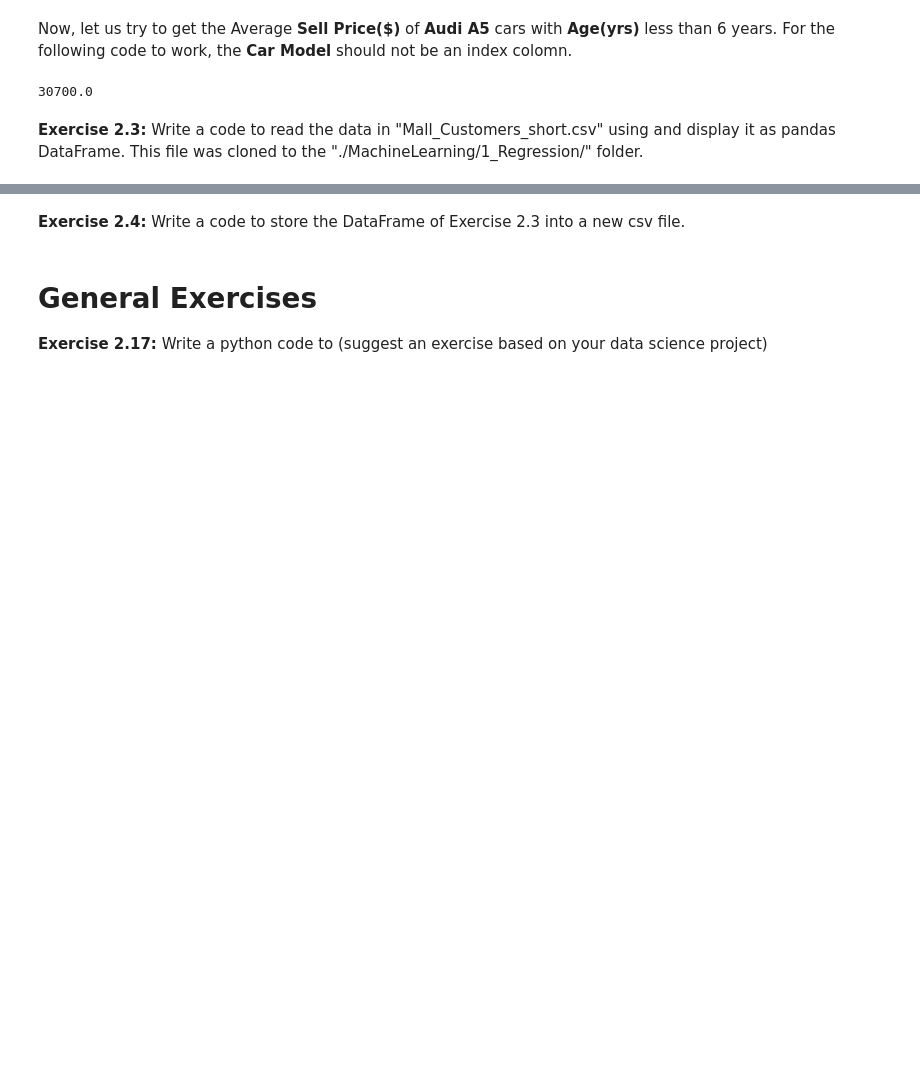
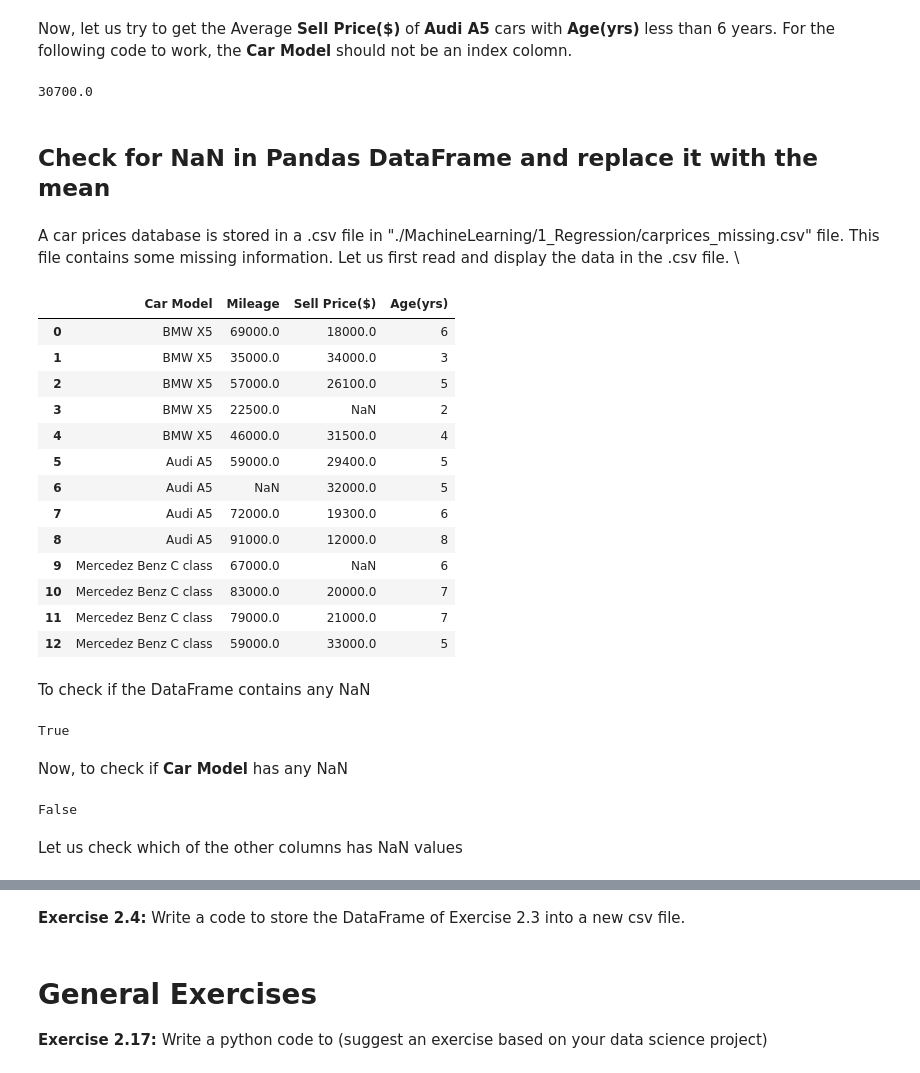
Before and after one commit to mkjubran/IntroToPython-NonIT, a Jupyter notebook: StatisticsforDataScience.ipynb, the cells around one changed output, grey strips where cells are left out. Drawn from its saved outputs; the diff is of its cells as text; code cells hidden in the pictures; blank space fills up the shorter version.

```diff
--- a/StatisticsforDataScience.ipynb
+++ b/StatisticsforDataScience.ipynb
@@ -241,5 +241,42 @@ filter2 = cars['Age(yrs)']<6
 cars.where(filter1 & filter2)['Sell Price($)'].mean()
 # %% [output]
 30700.0
-# %% [markdown]
-**Exercise 2.3:** Write a code to read the data in "Mall_Customers_short.csv" using and display it as pandas DataFrame. This file was cloned to the "./MachineLearning/1_Regression/" folder.
+# %% [markdown]
+## Check for NaN in Pandas DataFrame and replace it with the mean
+# %% [markdown]
+A car prices database is stored in a .csv file in "./MachineLearning/1_Regression/carprices_missing.csv" file. This file contains some missing information. Let us first read and display the data in the .csv file. \\
+# %%
+# Import the cars.csv data: cars
+carsM = pd.read_csv("./MachineLearning/1_Regression/carprices_missing.csv")
+
+# Print out cars
+carsM
+# %% [output]
+|  | Car Model | Mileage | Sell Price($) | Age(yrs) |
+| 0 | BMW X5 | 69000.0 | 18000.0 | 6 |
+| 1 | BMW X5 | 35000.0 | 34000.0 | 3 |
+| 2 | BMW X5 | 57000.0 | 26100.0 | 5 |
+| 3 | BMW X5 | 22500.0 | NaN | 2 |
+| 4 | BMW X5 | 46000.0 | 31500.0 | 4 |
+| 5 | Audi A5 | 59000.0 | 29400.0 | 5 |
+| 6 | Audi A5 | NaN | 32000.0 | 5 |
+| 7 | Audi A5 | 72000.0 | 19300.0 | 6 |
+| 8 | Audi A5 | 91000.0 | 12000.0 | 8 |
+| 9 | Mercedez Benz C class | 67000.0 | NaN | 6 |
+| 10 | Mercedez Benz C class | 83000.0 | 20000.0 | 7 |
+| 11 | Mercedez Benz C class | 79000.0 | 21000.0 | 7 |
+| 12 | Mercedez Benz C class | 59000.0 | 33000.0 | 5 |
+# %% [markdown]
+To check if the DataFrame contains any NaN
+# %%
+carsM.isnull().values.any()
+# %% [output]
+True
+# %% [markdown]
+Now, to check if **Car Model** has any NaN
+# %%
+carsM['Car Model'].isnull().values.any()
+# %% [output]
+False
+# %% [markdown]
+Let us check which of the other columns has NaN values
```
Also changed, not shown: parts of 28 cells of this notebook.
